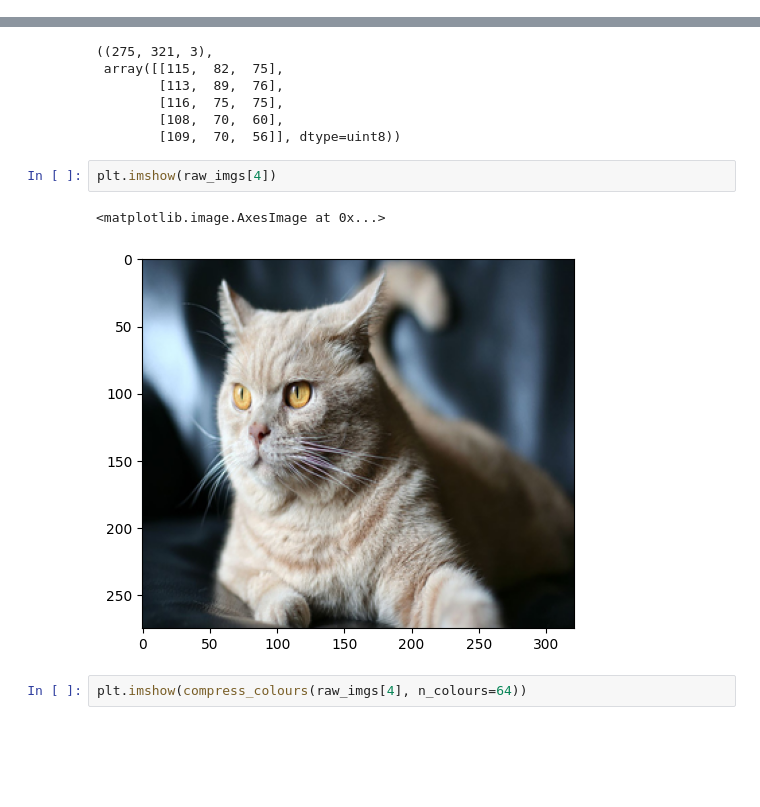
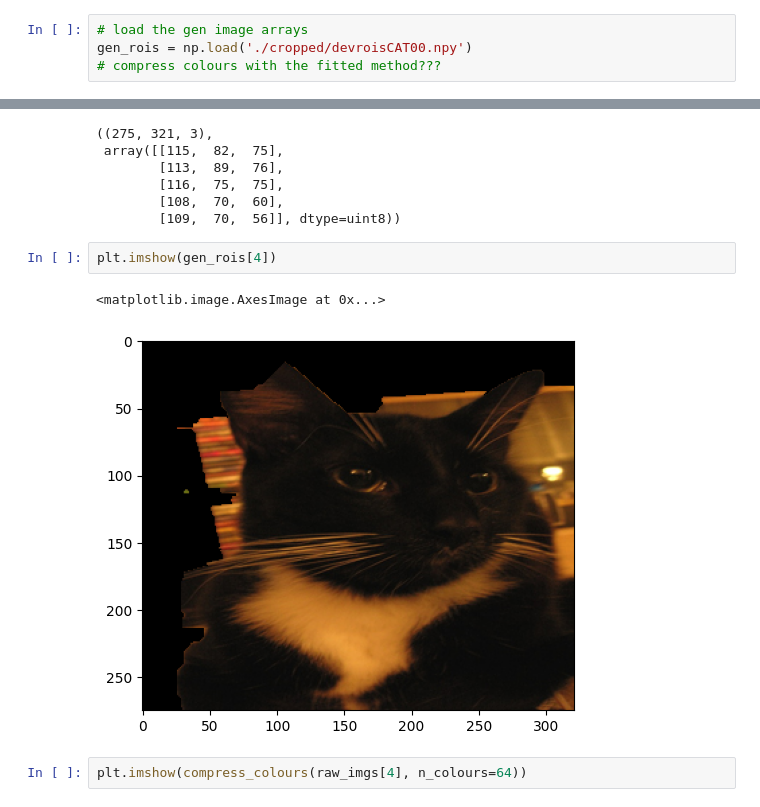
Before and after one commit to jshrdt/ML2-final, a Jupyter notebook: ML2-final-expl.ipynb, the cells around one changed output, grey strips where cells are left out. Cells and saved outputs as stored; diff of their text form; blank space fills up the shorter version.

```diff
--- a/ML2-final-expl.ipynb
+++ b/ML2-final-expl.ipynb
@@ -79,6 +177,10 @@ plt.imshow(compress_colours(img_ROIs[3], n_colours=16))
 https://www.geeksforgeeks.org/extract-dominant-colors-of-an-image-using-python/
 # %% [markdown]
 # Unsupervised clustering
+# %%
+# load the gen image arrays
+gen_rois = np.load('./cropped/devroisCAT00.npy')
+# compress colours with the fitted method???
 # %%
 raw_imgs = [np.array(Image.open(imgfile).resize((data.avg_size[0]//2,
                                                  data.avg_size[1]//2)))
@@ -92,10 +194,10 @@ raw_imgs[0].shape, raw_imgs[0][0][:5]
         [108,  70,  60],
         [109,  70,  56]], dtype=uint8))
 # %%
-plt.imshow(raw_imgs[4])
+plt.imshow(gen_rois[4])
 # %% [output]
 <matplotlib.image.AxesImage at 0x...>
-[figure, old version]
+[figure, new version]
 # %%
 plt.imshow(compress_colours(raw_imgs[4], n_colours=64))
 # %% [output]
```
Also changed, not shown: parts of 17 cells of this notebook, 4 other files.
